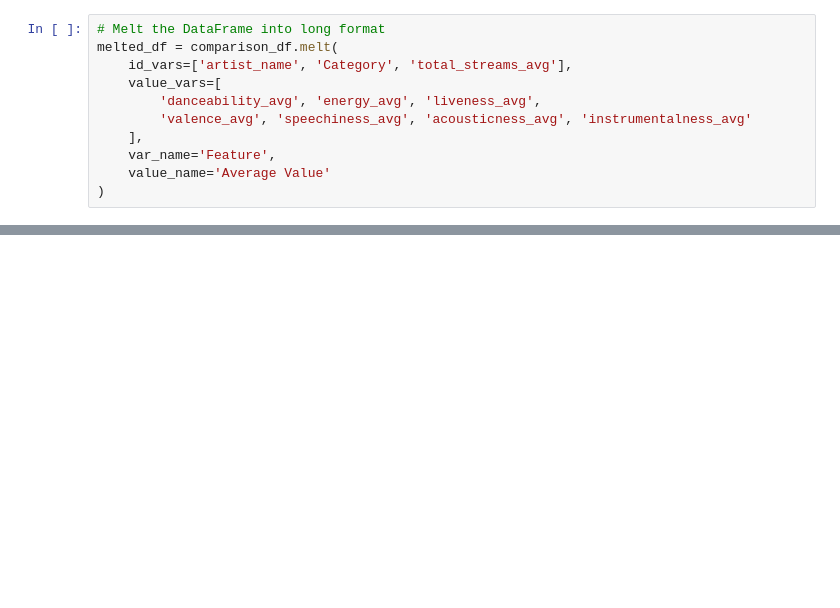
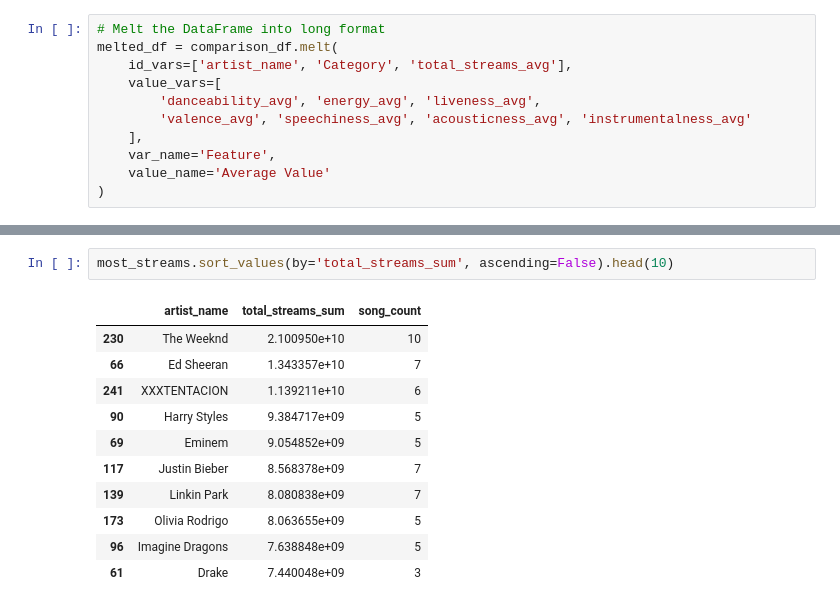
Before and after one commit to mojolemker/3250-data-analytics-template, a Jupyter notebook: code/notebooks/004-artistAnalysis.ipynb, the cells around one changed output, grey strips where cells are left out. Saved outputs shown, nothing was run; the diff lists cells and outputs as text; blank space fills up the shorter version.

```diff
--- a/code/notebooks/004-artistAnalysis.ipynb
+++ b/code/notebooks/004-artistAnalysis.ipynb
@@ -204,0 +199,14 @@ Passing `palette` without assigning `hue` is deprecated and will be removed in v
+# %%
+most_streams.sort_values(by='total_streams_sum', ascending=False).head(10)
+# %% [output]
+|  | artist_name | total_streams_sum | song_count |
+| 230 | The Weeknd | 2.100950e+10 | 10 |
+| 66 | Ed Sheeran | 1.343357e+10 | 7 |
+| 241 | XXXTENTACION | 1.139211e+10 | 6 |
+| 90 | Harry Styles | 9.384717e+09 | 5 |
+| 69 | Eminem | 9.054852e+09 | 5 |
+| 117 | Justin Bieber | 8.568378e+09 | 7 |
+| 139 | Linkin Park | 8.080838e+09 | 7 |
+| 173 | Olivia Rodrigo | 8.063655e+09 | 5 |
+| 96 | Imagine Dragons | 7.638848e+09 | 5 |
+| 61 | Drake | 7.440048e+09 | 3 |
```
Also changed, not shown: parts of 3 cells of this notebook, 1 other file.
